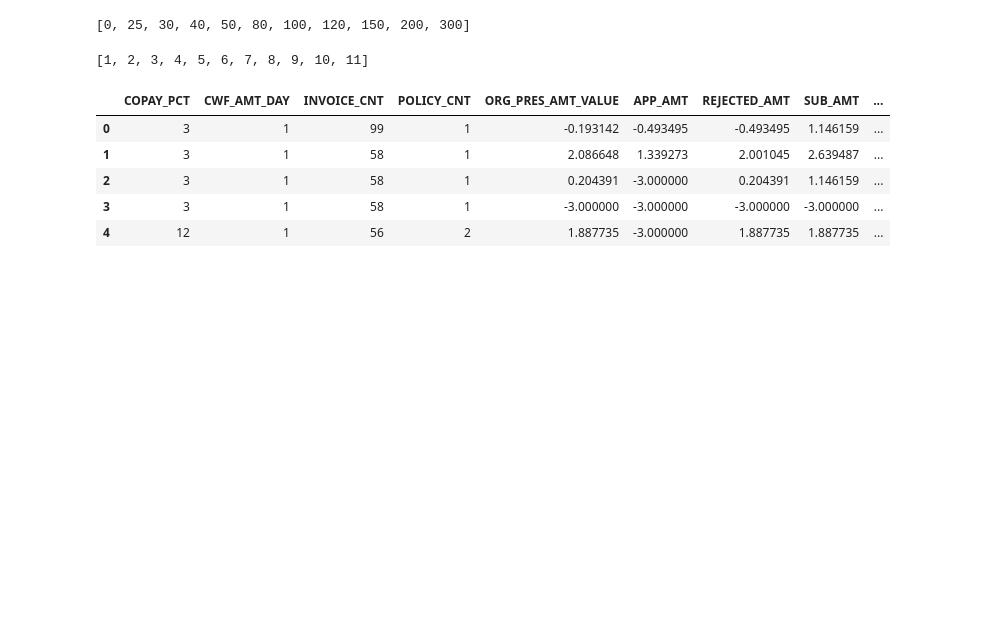
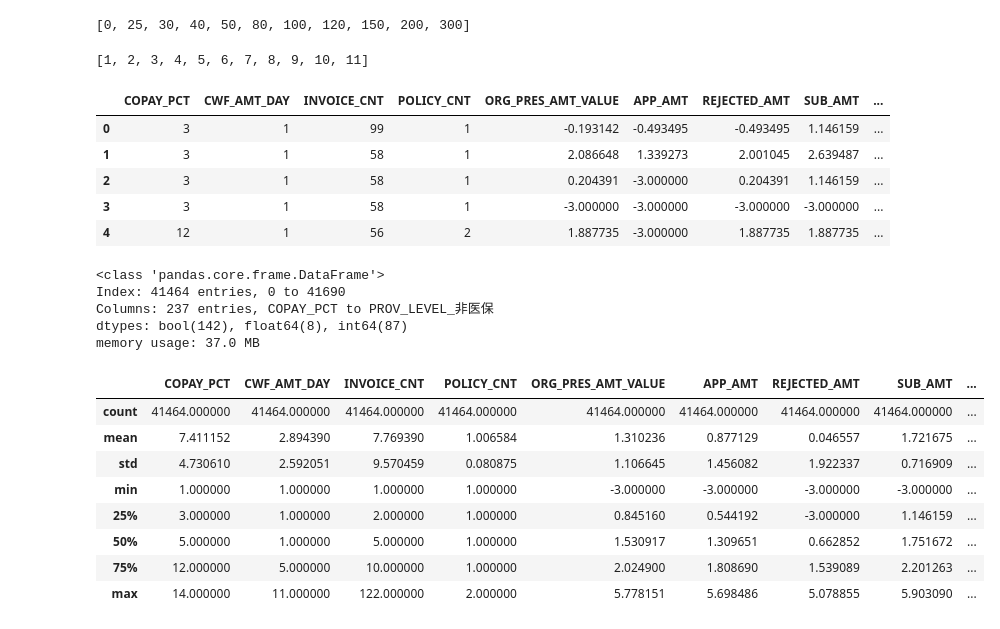
Before and after one commit to Heliumeow/InsuranceClaimClassificationProject, a Jupyter notebook: datawash.ipynb, the cells around one changed output. Cells and saved outputs as stored; diff of their text form; code cells hidden in the pictures; blank space fills up the shorter version.

```diff
--- a/datawash.ipynb
+++ b/datawash.ipynb
@@ -973,3 +973,21 @@ df.head()
 | 4 | 12 | 1 | 56 | 2 | 1.887735 | -3.000000 | 1.887735 | 1.887735 | ... |
 # %%
 df.to_csv('data-14-01_datawash.csv',index=False,encoding='utf-8-sig')
+# %%
+df.info()
+df.describe()
+# %% [output]
+<class 'pandas.core.frame.DataFrame'>
+Index: 41464 entries, 0 to 41690
+Columns: 237 entries, COPAY_PCT to PROV_LEVEL_非医保
+dtypes: bool(142), float64(8), int64(87)
+memory usage: 37.0 MB
+|  | COPAY_PCT | CWF_AMT_DAY | INVOICE_CNT | POLICY_CNT | ORG_PRES_AMT_VALUE | APP_AMT | REJECTED_AMT | SUB_AMT | ... |
+| count | 41464.000000 | 41464.000000 | 41464.000000 | 41464.000000 | 41464.000000 | 41464.000000 | 41464.000000 | 41464.000000 | ... |
+| mean | 7.411152 | 2.894390 | 7.769390 | 1.006584 | 1.310236 | 0.877129 | 0.046557 | 1.721675 | ... |
+| std | 4.730610 | 2.592051 | 9.570459 | 0.080875 | 1.106645 | 1.456082 | 1.922337 | 0.716909 | ... |
+| min | 1.000000 | 1.000000 | 1.000000 | 1.000000 | -3.000000 | -3.000000 | -3.000000 | -3.000000 | ... |
+| 25% | 3.000000 | 1.000000 | 2.000000 | 1.000000 | 0.845160 | 0.544192 | -3.000000 | 1.146159 | ... |
+| 50% | 5.000000 | 1.000000 | 5.000000 | 1.000000 | 1.530917 | 1.309651 | 0.662852 | 1.751672 | ... |
+| 75% | 12.000000 | 5.000000 | 10.000000 | 1.000000 | 2.024900 | 1.808690 | 1.539089 | 2.201263 | ... |
+| max | 14.000000 | 11.000000 | 122.000000 | 2.000000 | 5.778151 | 5.698486 | 5.078855 | 5.903090 | ... |
```
Also changed, not shown: parts of 1 cell of this notebook.
